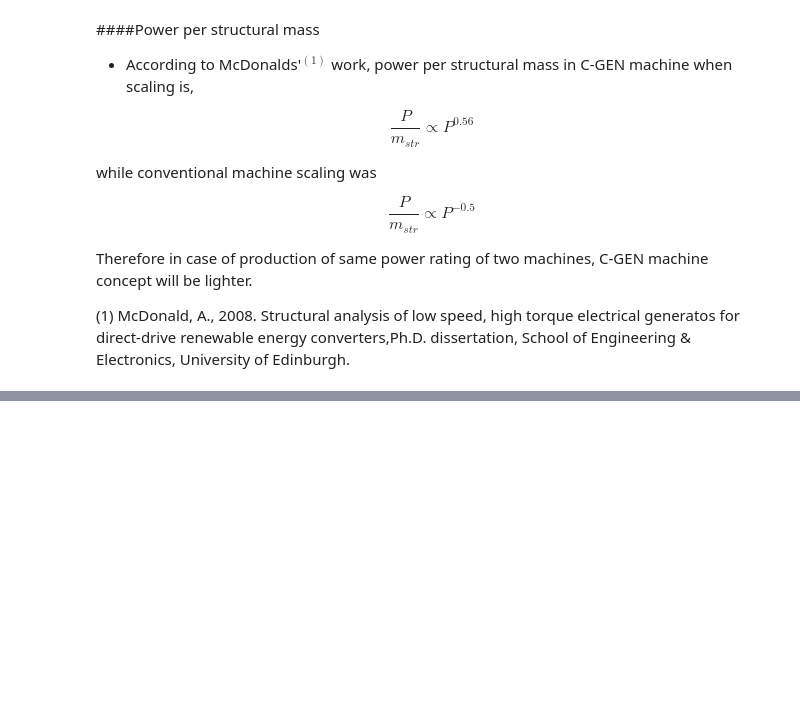
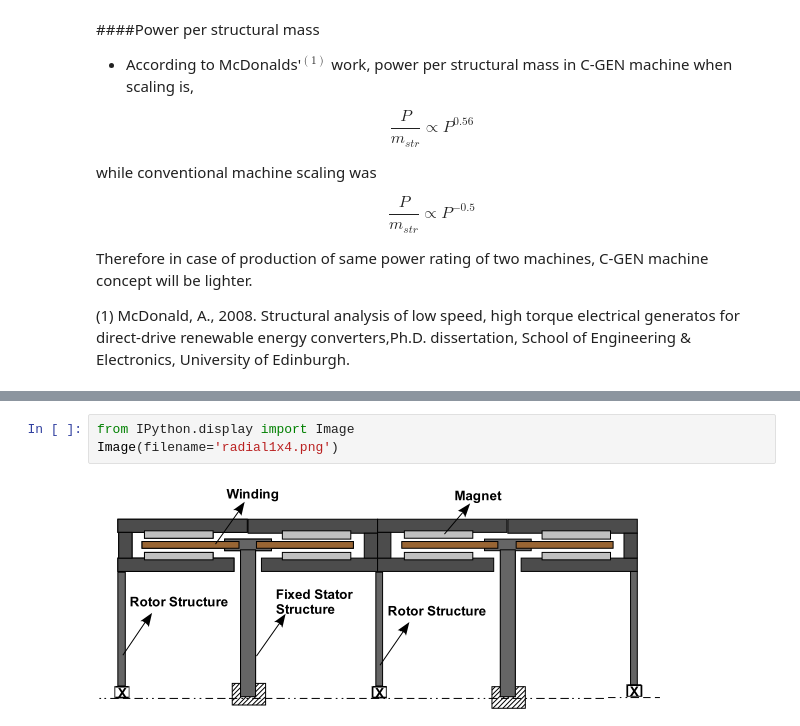
Before and after one commit to aydinbaskaya/MS_Thesis, a Jupyter notebook: Modular Generators/Documents/Direct-drive wind turbines .ipynb, the cells around one changed output, grey strips where cells are left out. Cells and saved outputs as stored; diff of their text form; blank space fills up the shorter version.

```diff
--- a/Modular Generators/Documents/Direct-drive wind turbines .ipynb
+++ b/Modular Generators/Documents/Direct-drive wind turbines .ipynb
@@ -515,0 +525,5 @@ Therefore in case of production of same power rating of two machines, C-GEN mach
+# %%
+from IPython.display import Image
+Image(filename='radial1x4.png')
+# %% [output]
+[figure, added]
```
Also changed, not shown: parts of 10 cells of this notebook, 1 other file.
